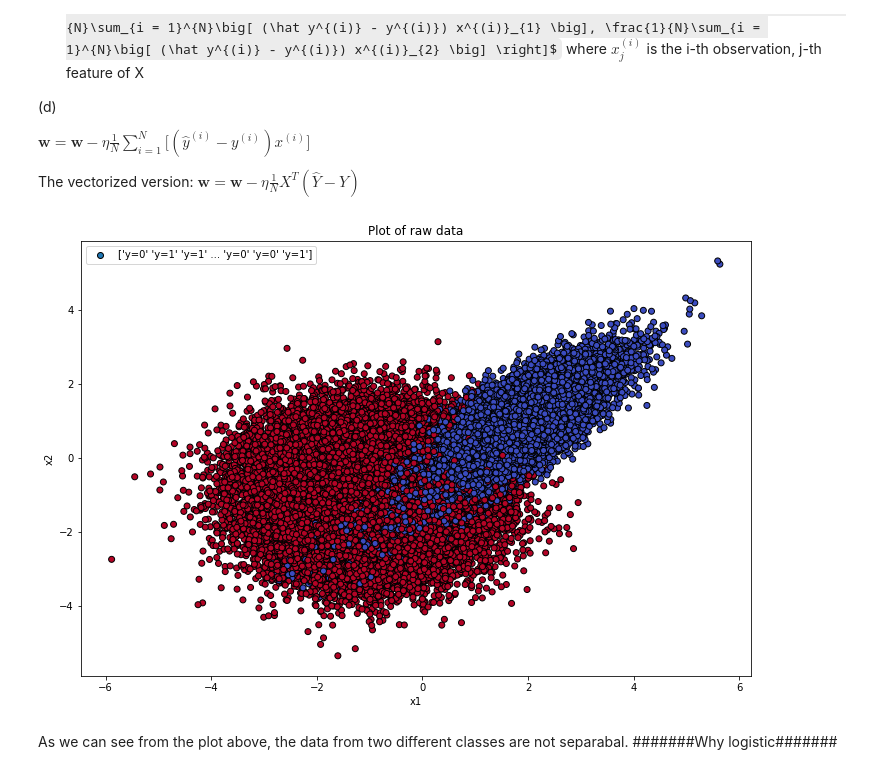
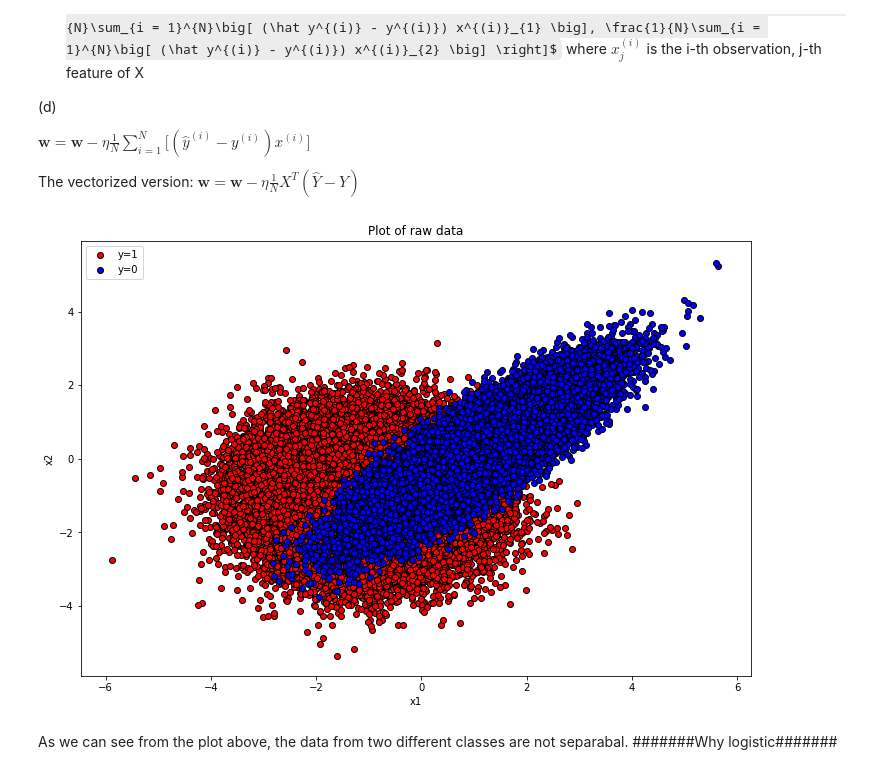
Before and after one commit to chrimiway/machine-learning-course, a Jupyter notebook: Assignment3.ipynb, the cells around one changed output. Drawn from its saved outputs; the diff is of its cells as text; code cells hidden in the pictures; some formulas as TeX source.

```diff
--- a/Assignment3.ipynb
+++ b/Assignment3.ipynb
@@ -97,16 +97,17 @@ y = data["y"].values
 # %%
 %matplotlib inline
 import matplotlib.pyplot as plt
 
 plt.figure(figsize=(12, 8))
-plt.scatter(x[:, 0], x[:, 1], c=y, label=y_lable, cmap="coolwarm", edgecolors="black")
+y1_s = plt.scatter(x[y == 1, 0], x[y == 1, 1], c="r", edgecolors="black", label = "y=1")
+y2_s = plt.scatter(x[y == 0, 0], x[y == 0, 1], c="b", edgecolors="black", label = "y=0")
 plt.xlabel("x1")
 plt.ylabel("x2")
 plt.title("Plot of raw data")
 plt.legend()
 plt.show()
 # %% [output]
-[figure, old version]
+[figure, new version]
 # %% [markdown]
 As we can see from the plot above, the data from two different classes are not separabal. #######Why logistic#######
 # %%
```
Also changed, not shown: parts of 31 cells of this notebook.
